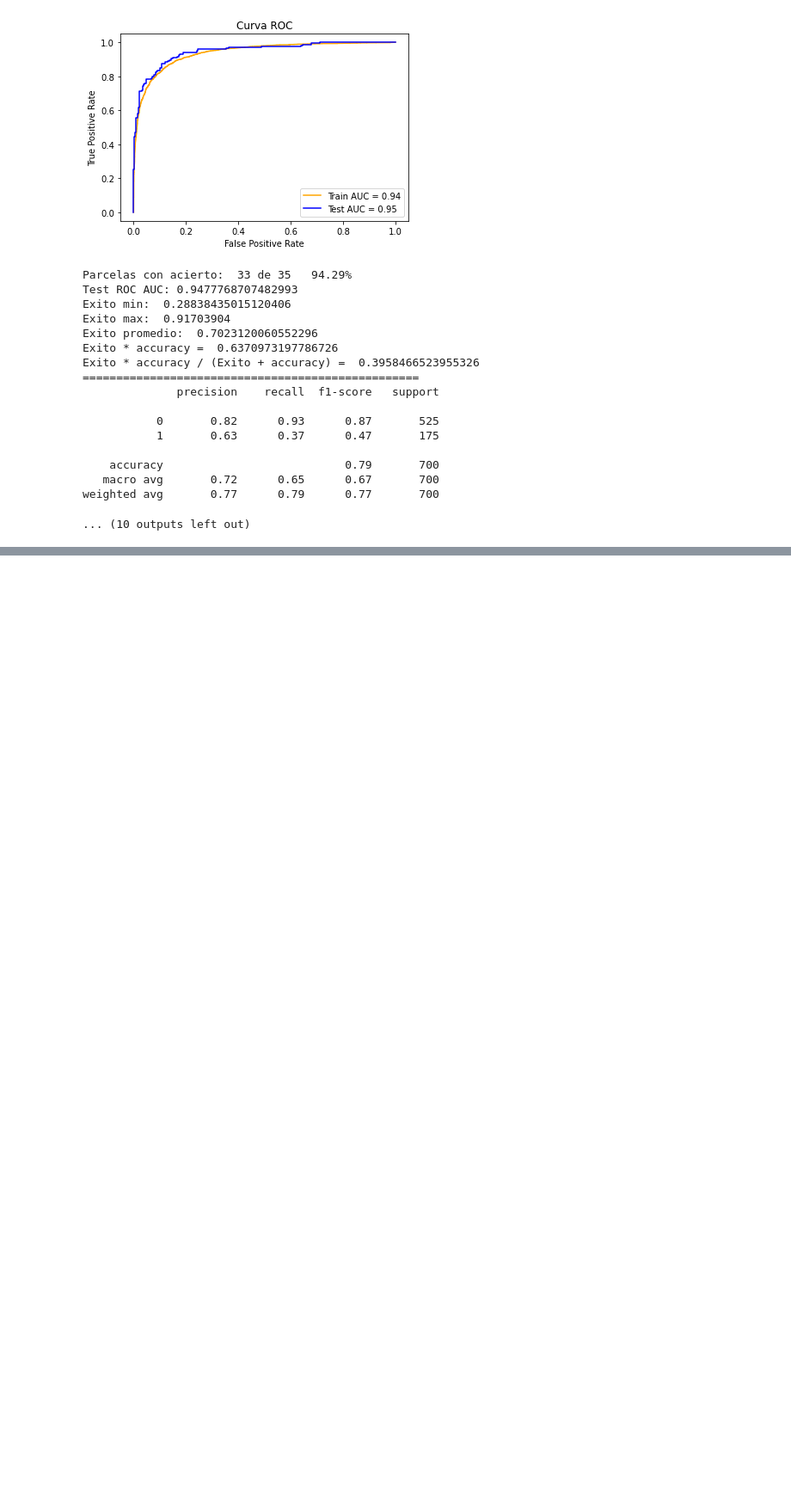
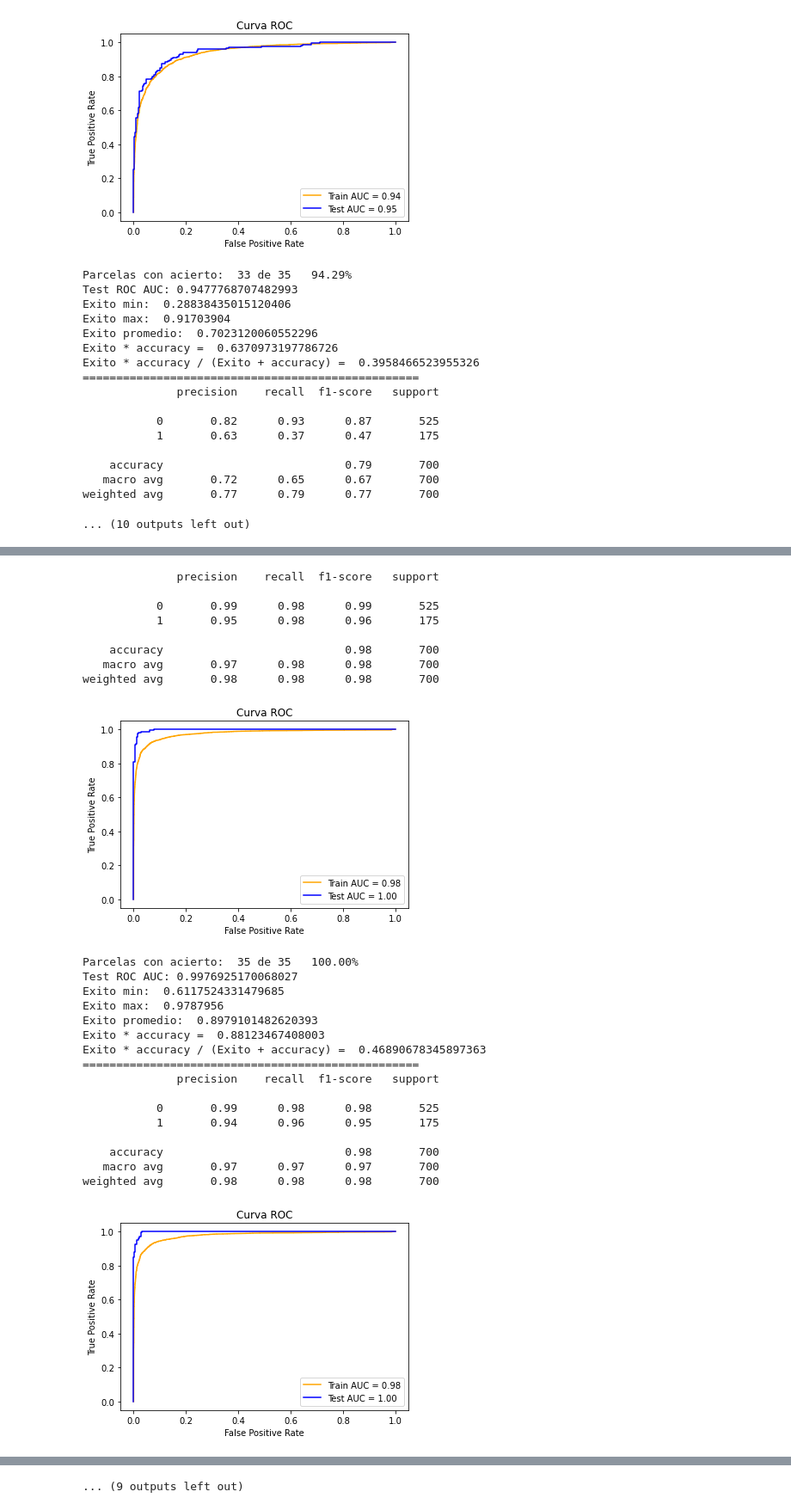
Before and after one commit to Ernesting/PrediccionParcelas, a Jupyter notebook: TPPresionOptunaXGBoost-20230214.ipynb, the cells around one changed output, grey strips where cells are left out. Shown at 86% size. Cells and saved outputs as stored; diff of their text form; code cells hidden in the pictures; blank space fills up the shorter version.

```diff
--- a/TPPresionOptunaXGBoost-20230214.ipynb
+++ b/TPPresionOptunaXGBoost-20230214.ipynb
@@ -2001,9 +2136,3 @@ weighted avg       0.77      0.79      0.77       700
 # %%
-carpeta = "Optuna-XGBoost-3-20230214"
-num_trial_best = obtenerParametrosOptimosXGBoost(carpeta = carpeta, n_splits = 10, random_state = 33, normalizacion=[0,1], n_trials=100)
-
-# carga el mejor modelo
-best_model_file = os.path.join(carpeta, f"model_trial_{num_trial_best}.joblib")
-params, score, best_model = joblib.load(best_model_file)
-
-probarMejorModelo(best_model, umbral=0.6)
+carpeta = "Optuna-XGBoost2-20230214"
+num_trial_best = obtenerParametrosOptimosXGBoost2(carpeta = carpeta, n_splits = 10, random_state = 33, normalizacion=[0,1], n_trials=10)
@@ -2009,0 +2154,33 @@ probarMejorModelo(best_model, umbral=0.6)
+# %%
+# carga el mejor modelo
+best_model_file = os.path.join(carpeta, f"model_trial_{num_trial_best}.joblib")
+params, score, best_model = joblib.load(best_model_file)
+
+probarMejorModelo(best_model, umbral=0.6, n_splits=10)
+# %% [output]
+              precision    recall  f1-score   support
+
+           0       0.99      0.98      0.99       525
+           1       0.95      0.98      0.96       175
+
+    accuracy                           0.98       700
+   macro avg       0.97      0.98      0.98       700
+weighted avg       0.98      0.98      0.98       700
+[figure, added]
+Parcelas con acierto:  35 de 35   100.00%
+Test ROC AUC: 0.9976925170068027
+Exito min:  0.6117524331479685
+Exito max:  0.9787956
+Exito promedio:  0.8979101482620393
+Exito * accuracy =  0.88123467408003
+Exito * accuracy / (Exito + accuracy) =  0.46890678345897363
+==================================================
+              precision    recall  f1-score   support
+
+           0       0.99      0.98      0.98       525
+           1       0.94      0.96      0.95       175
+
+    accuracy                           0.98       700
+   macro avg       0.97      0.97      0.97       700
+weighted avg       0.98      0.98      0.98       700
+[figure, added]
@@ -2010,3 +2255,4 @@ probarMejorModelo(best_model, umbral=0.6)
+... (9 outputs left out)
 # %% [markdown]
 El mejor modelo:
  - ![image.png](attachment:image.png)
```
Also changed, not shown: parts of 5 cells of this notebook.
